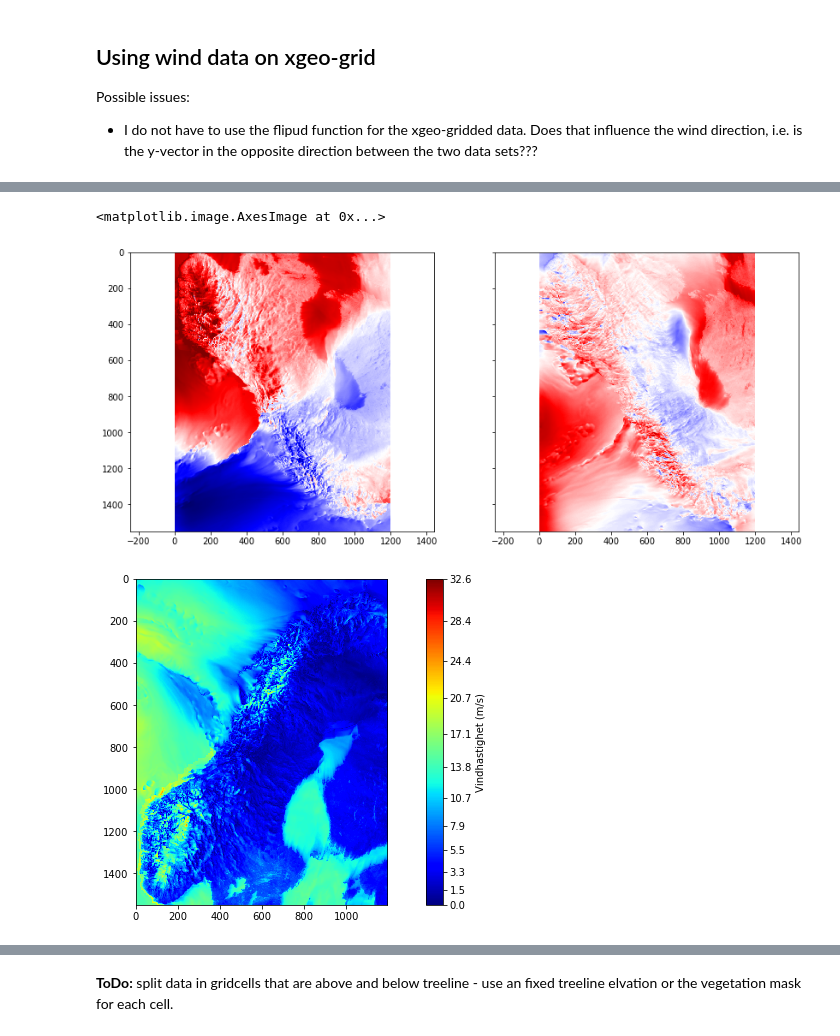
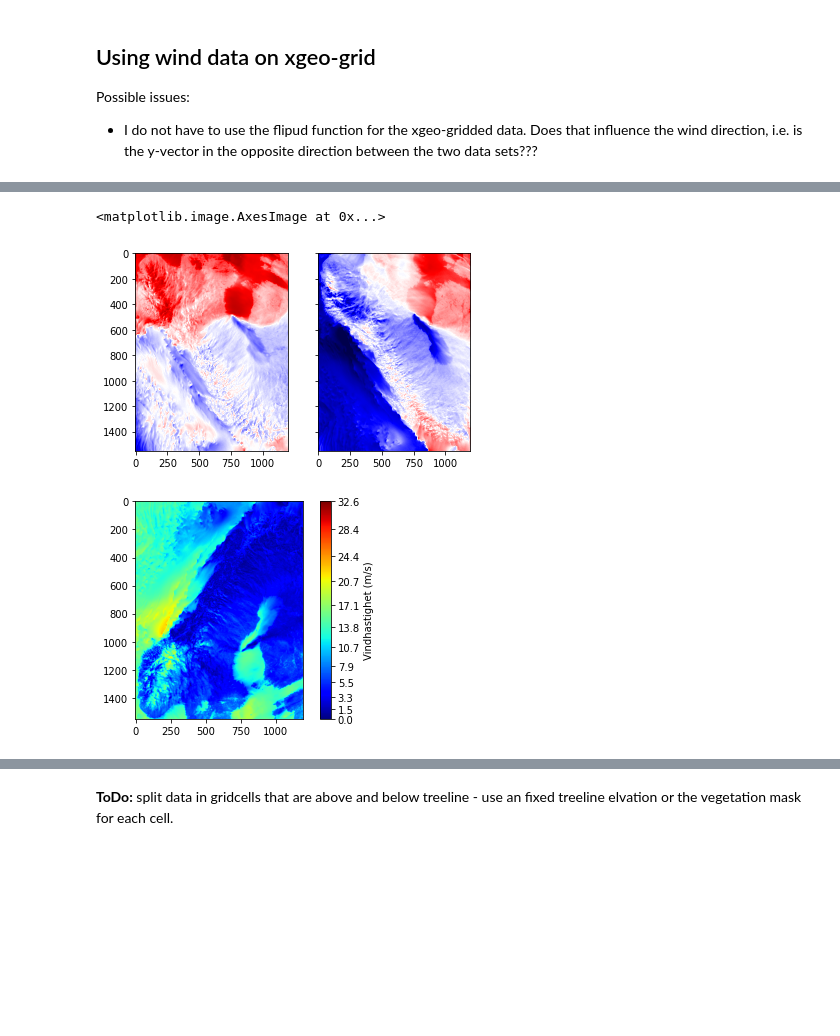
Before and after one commit to kmunve/APS, a Jupyter notebook: aps/notebooks/regional_wind_distribution.ipynb, the cells around one changed output, grey strips where cells are left out. Drawn from its saved outputs; the diff is of its cells as text; code cells hidden in the pictures; blank space fills up the shorter version.

```diff
--- a/aps/notebooks/regional_wind_distribution.ipynb
+++ b/aps/notebooks/regional_wind_distribution.ipynb
@@ -662,7 +675,16 @@ plt.imshow(regions, vmin=3007, vmax=3040)
 # %%
 #nc = netCDF4.Dataset(r"Y:\metdata\prognosis\arome\wind\netcdf\2017\arome2_5_wind_850_NVE_00_2017_04_27.nc", "r")
-nc = netCDF4.Dataset(r"Y:\metdata\prognosis\meps\det\archive\2017\mepsDet00_PTW_1km_20171117.nc", "r")
+# nc = netCDF4.Dataset(r"Y:\metdata\prognosis\meps\det\archive\2017\mepsDet00_PTW_1km_20171117.nc", "r")
+# nc = netCDF4.Dataset(r"Y:\metdata\prognosis\meps\det\archive\2020\meps_det_1km_20200319T03Z.nc", "r")
+nc = netCDF4.Dataset(r"Y:\metdata\prognosis\meps\det\archive\2020\meps_det_1km_20200401T06Z.nc", "r")
 time_v = nc.variables['time']
 
 wind_x_v = nc.variables['x_wind_10m']
 wind_y_v = nc.variables['y_wind_10m']
+# %%
+# Choose a time-step
+t_index = 42
+# Choose a pressure level (if applicable)
+p_index = 12 # 12=1000hPa, 11=925hPa, 10=850hPa, ..., 7=500hPa, ..., 0=50hPa in arome_metcoop_test
+
+print(netCDF4.num2date(time_v[t_index], time_v.units))
@@ -669,15 +693,15 @@ wind_y_v = nc.variables['y_wind_10m']
 # %%
 f, (ax1, ax2) = plt.subplots(1, 2, sharex=True, sharey=True)
-ax1.imshow(wind_x_v[6, :, :], cmap=plt.cm.seismic, vmin=-20, vmax=20)
-ax2.imshow(wind_y_v[6, :, :], cmap=plt.cm.seismic, vmin=-20, vmax=20)
+ax1.imshow(wind_x_v[t_index, :, :], cmap=plt.cm.seismic, vmin=-20, vmax=20)
+ax2.imshow(wind_y_v[t_index, :, :], cmap=plt.cm.seismic, vmin=-20, vmax=20)
 # %% [output]
 <matplotlib.image.AxesImage at 0x...>
-[figure, old version]
+[figure, new version]
 # %%
 wind_speed = np.sqrt(wind_x_v[t_index, :, :]**2 + wind_y_v[t_index, :, :]**2)
 plt_wind_speed(wind_speed)
 # %% [output]
-[figure, old version]
+[figure, new version]
 # %%
 wind_dir = np.degrees(np.arctan2(-wind_x_v[t_index, :, :], -wind_y_v[t_index, :, :]))
 plt_wind_dir(wind_dir)
```
Also changed, not shown: parts of 26 cells of this notebook, 2 other files.
